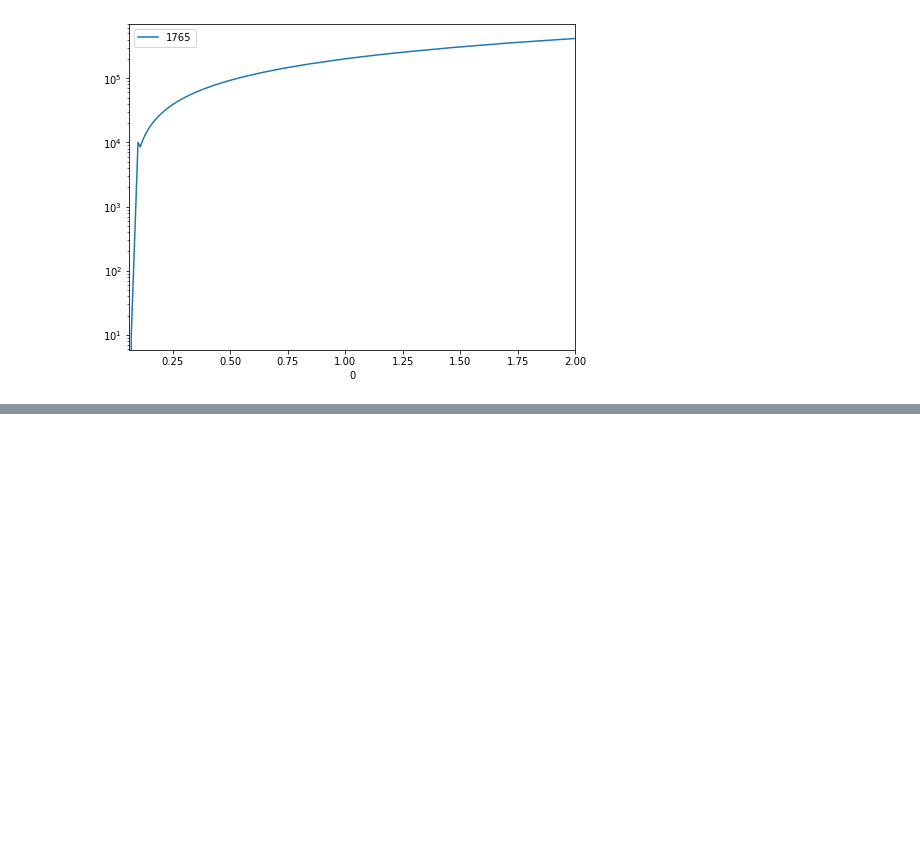
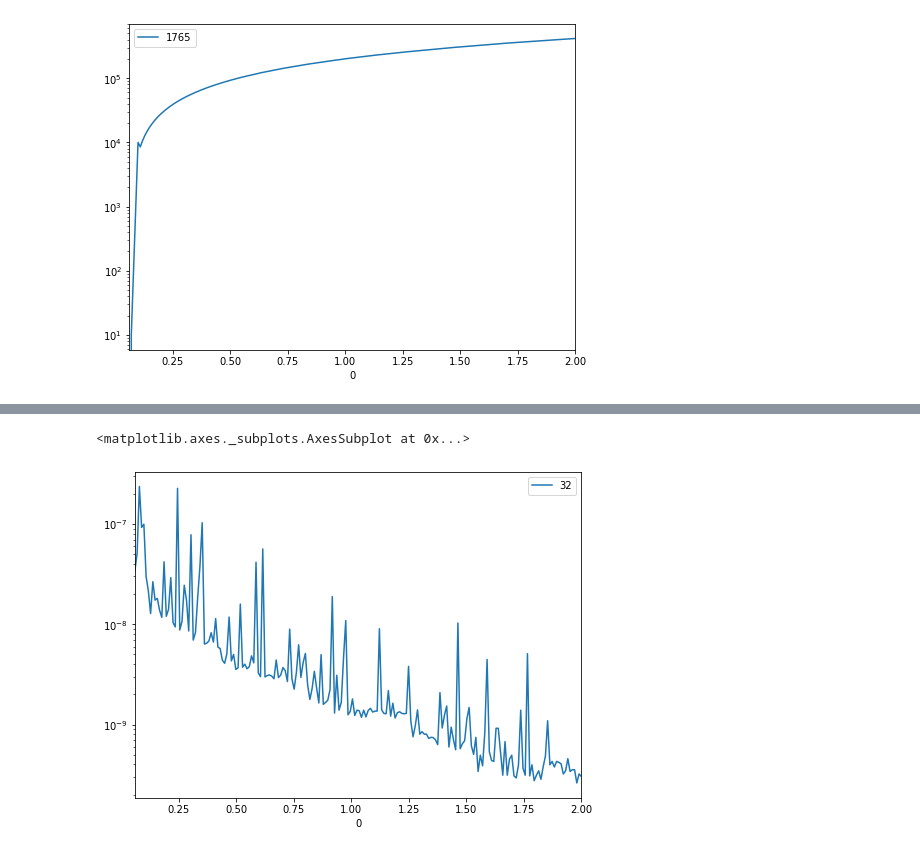
Before and after one commit to Dithizone/Math398-Project, a Jupyter notebook: PNNL_Analysis.ipynb, the cells around one changed output, grey strips where cells are left out. Saved outputs shown, nothing was run; the diff lists cells and outputs as text; code cells hidden in the pictures; blank space fills up the shorter version.

```diff
--- a/PNNL_Analysis.ipynb
+++ b/PNNL_Analysis.ipynb
@@ -86,0 +85,5 @@ PNNLdata.plot(kind='line', y=1760, figsize=(8, 6), logy=True)
+# %%
+PNNLdata.plot(kind='line', y=32, figsize=(8, 6), logy=True)
+# %% [output]
+<matplotlib.axes._subplots.AxesSubplot at 0x...>
+[figure, added]
```
Also changed, not shown: parts of 93 cells of this notebook.
